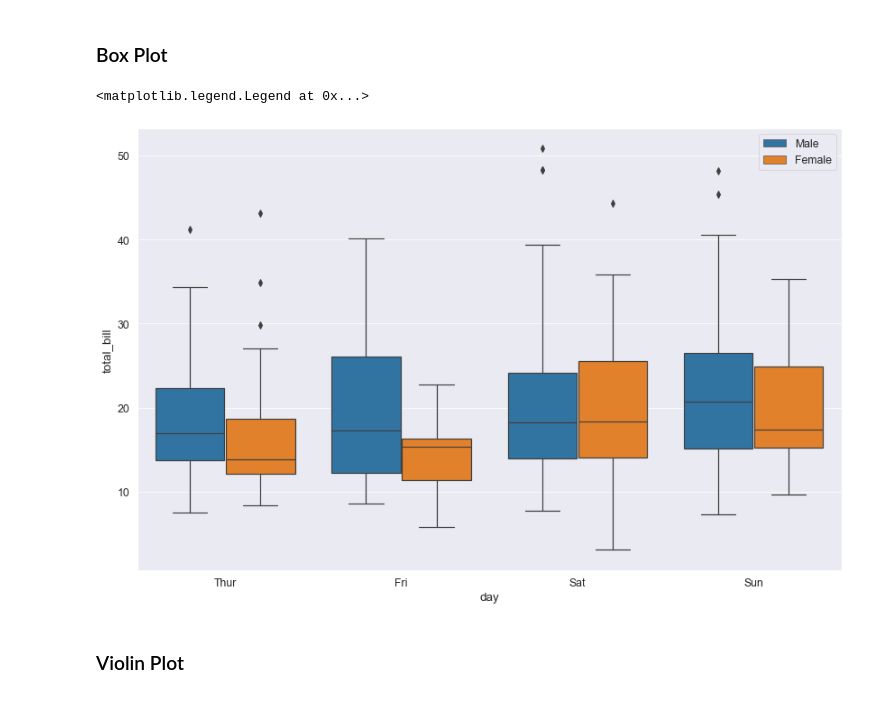
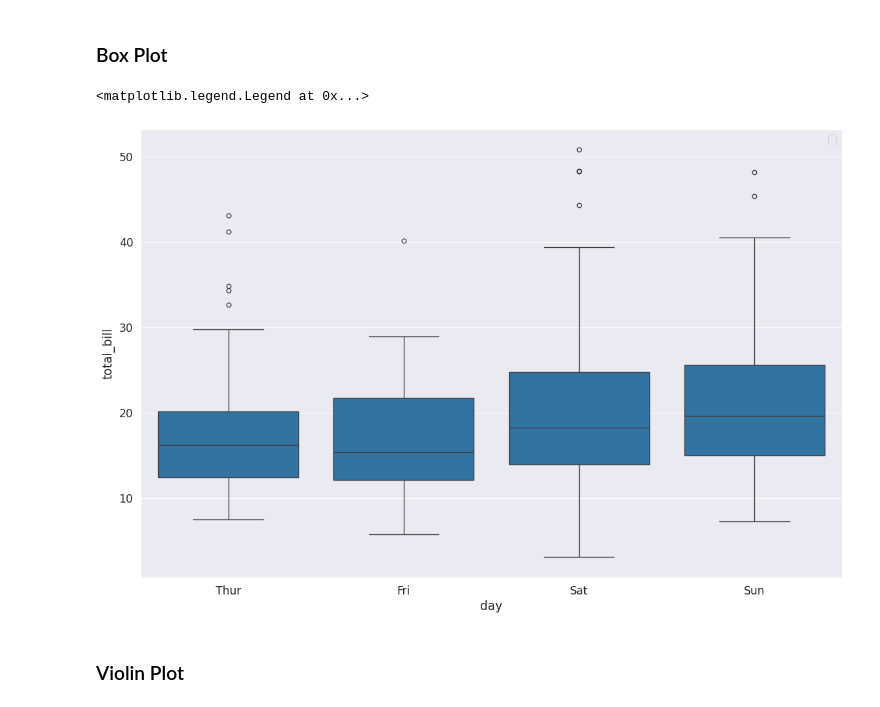
Before and after one commit to AlaaKamalFaroq/seaborn, a Jupyter notebook: SB Tut.ipynb, the cells around one changed output. Drawn from its saved outputs; the diff is of its cells as text; code cells hidden in the pictures.

```diff
--- a/SB Tut.ipynb
+++ b/SB Tut.ipynb
@@ -149,21 +155,21 @@ sns.countplot(x='sex',data=tips_df)
 # %%
 plt.figure(figsize=(14,9))
 sns.set_style('darkgrid')
 
 # A box plot allows you to compare different variables
 # The box shows the quartiles of the data. The bar in the middle is the median and
 # the box extends 1 standard deviation from the median
 # The whiskers extend to all the other data aside from the points that are considered
 # to be outliers
 # Hue can add another category being sex
 # We see men spend way more on Friday versus less than women on Saturday
-sns.boxplot(x='day',y='total_bill',data=tips_df, hue='sex')
+sns.boxplot(x='day',y='total_bill',data=tips_df)
 
 # Moves legend to the best position
 plt.legend(loc=0)
 # %% [output]
 <matplotlib.legend.Legend at 0x...>
-[figure, old version]
+[figure, new version]
 # %% [markdown]
 ### Violin Plot
 # %%
```
Also changed, not shown: parts of 22 cells of this notebook.
